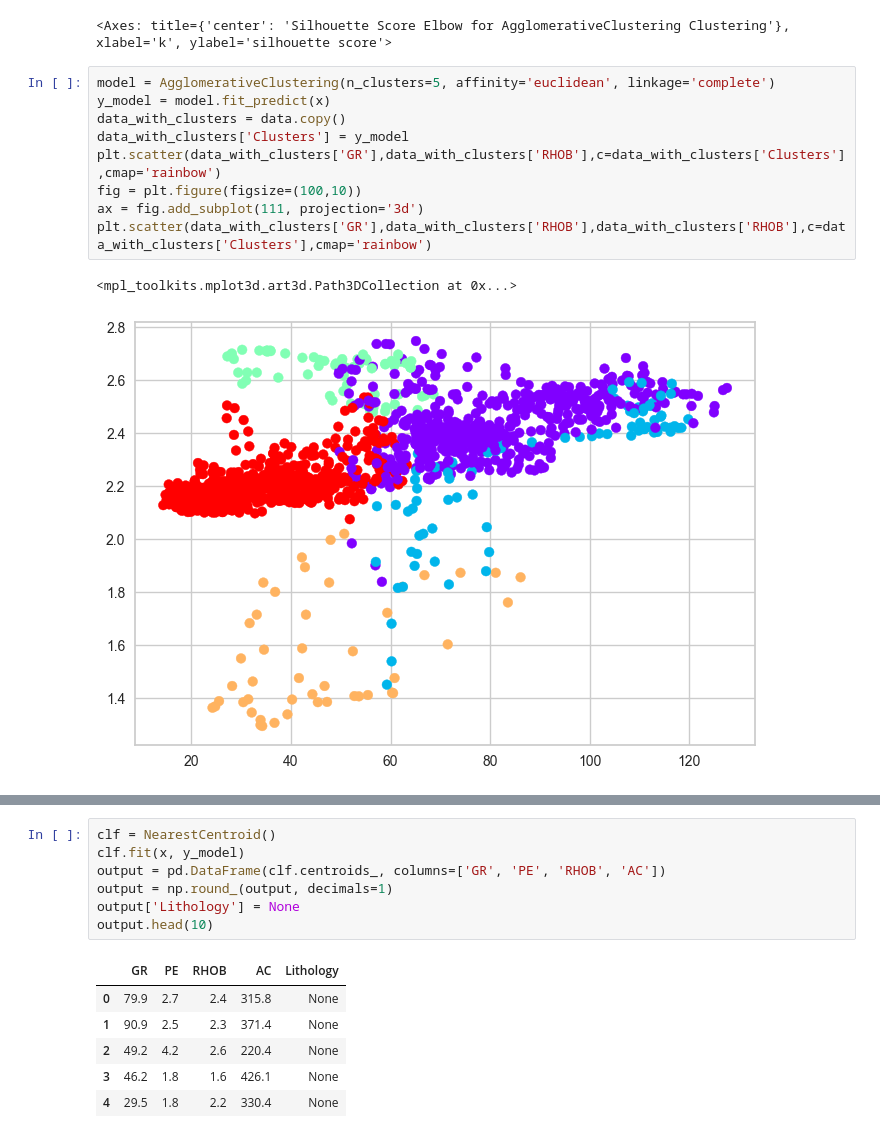
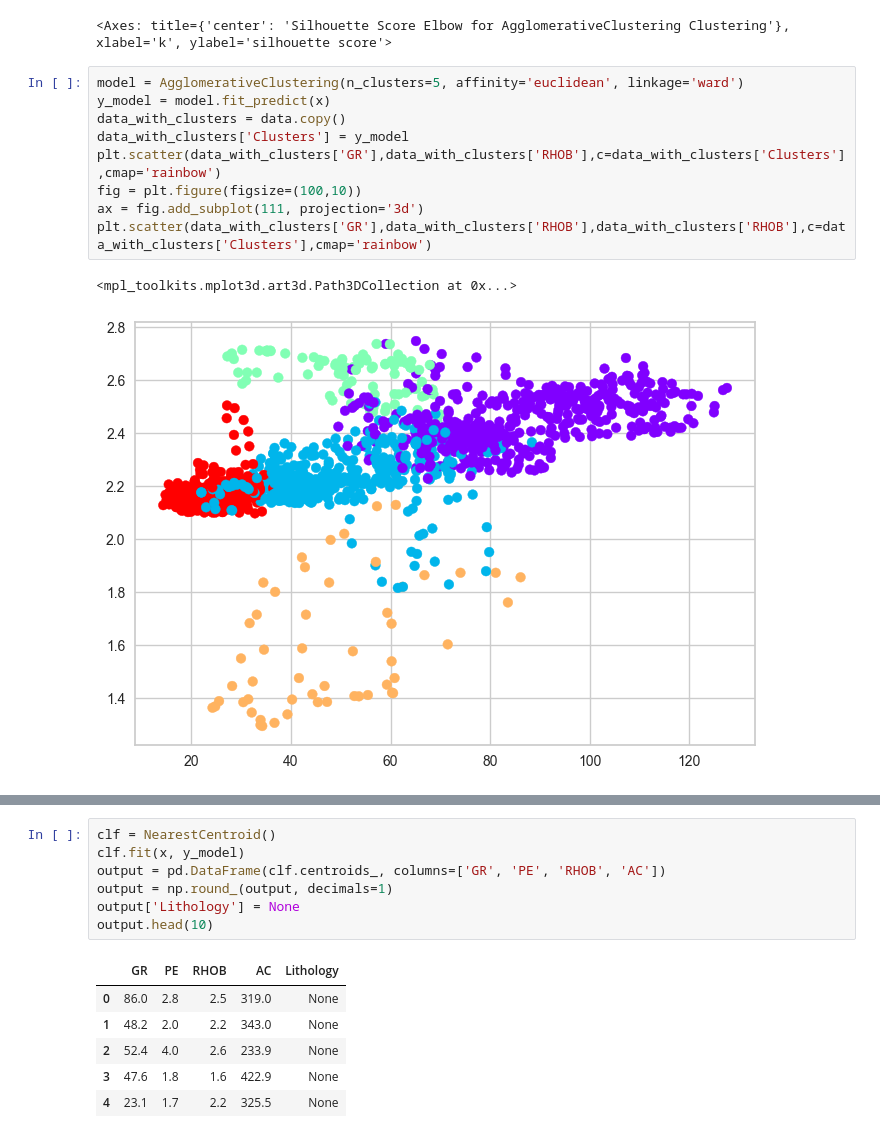
Before and after one commit to xiangxichen11/Lithology_Prediction, a Jupyter notebook: Hierarchical Clustering.ipynb, the cells around one changed output, grey strips where cells are left out. Cells and saved outputs as stored; diff of their text form.

```diff
--- a/Hierarchical Clustering.ipynb
+++ b/Hierarchical Clustering.ipynb
@@ -93,14 +93,14 @@ visualizer.show()
 [figure]
 <Axes: title={'center': 'Silhouette Score Elbow for AgglomerativeClustering Clustering'}, xlabel='k', ylabel='silhouette score'>
 # %%
-model = AgglomerativeClustering(n_clusters=5, affinity='euclidean', linkage='complete')
+model = AgglomerativeClustering(n_clusters=5, affinity='euclidean', linkage='ward')
 y_model = model.fit_predict(x)
 data_with_clusters = data.copy()
 data_with_clusters['Clusters'] = y_model
 plt.scatter(data_with_clusters['GR'],data_with_clusters['RHOB'],c=data_with_clusters['Clusters'],cmap='rainbow')
 fig = plt.figure(figsize=(100,10))
 ax = fig.add_subplot(111, projection='3d')
 plt.scatter(data_with_clusters['GR'],data_with_clusters['RHOB'],data_with_clusters['RHOB'],c=data_with_clusters['Clusters'],cmap='rainbow')
 # %% [output]
 <mpl_toolkits.mplot3d.art3d.Path3DCollection at 0x...>
-[figure, old version]
+[figure, new version]
@@ -114,11 +114,11 @@ output['Lithology'] = None
 output.head(10)
 # %% [output]
 |  | GR | PE | RHOB | AC | Lithology |
-| 0 | 79.9 | 2.7 | 2.4 | 315.8 | None |
-| 1 | 90.9 | 2.5 | 2.3 | 371.4 | None |
-| 2 | 49.2 | 4.2 | 2.6 | 220.4 | None |
-| 3 | 46.2 | 1.8 | 1.6 | 426.1 | None |
-| 4 | 29.5 | 1.8 | 2.2 | 330.4 | None |
+| 0 | 86.0 | 2.8 | 2.5 | 319.0 | None |
+| 1 | 48.2 | 2.0 | 2.2 | 343.0 | None |
+| 2 | 52.4 | 4.0 | 2.6 | 233.9 | None |
+| 3 | 47.6 | 1.8 | 1.6 | 422.9 | None |
+| 4 | 23.1 | 1.7 | 2.2 | 325.5 | None |
 # %%
 for i in range(0, 5):
     if (output.at[i, 'GR'] < 45 and 2.0 <= output.at[i, 'RHOB'] <= 2.4):
```
Also changed, not shown: parts of 6 cells of this notebook, 8 other files.
